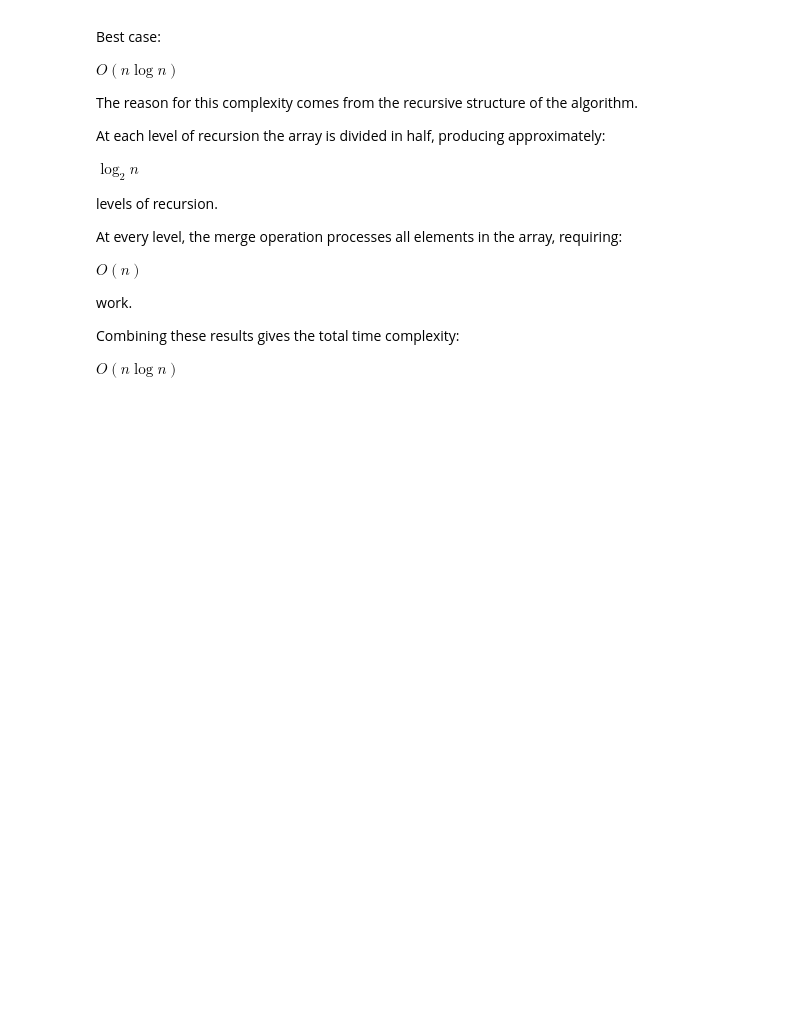
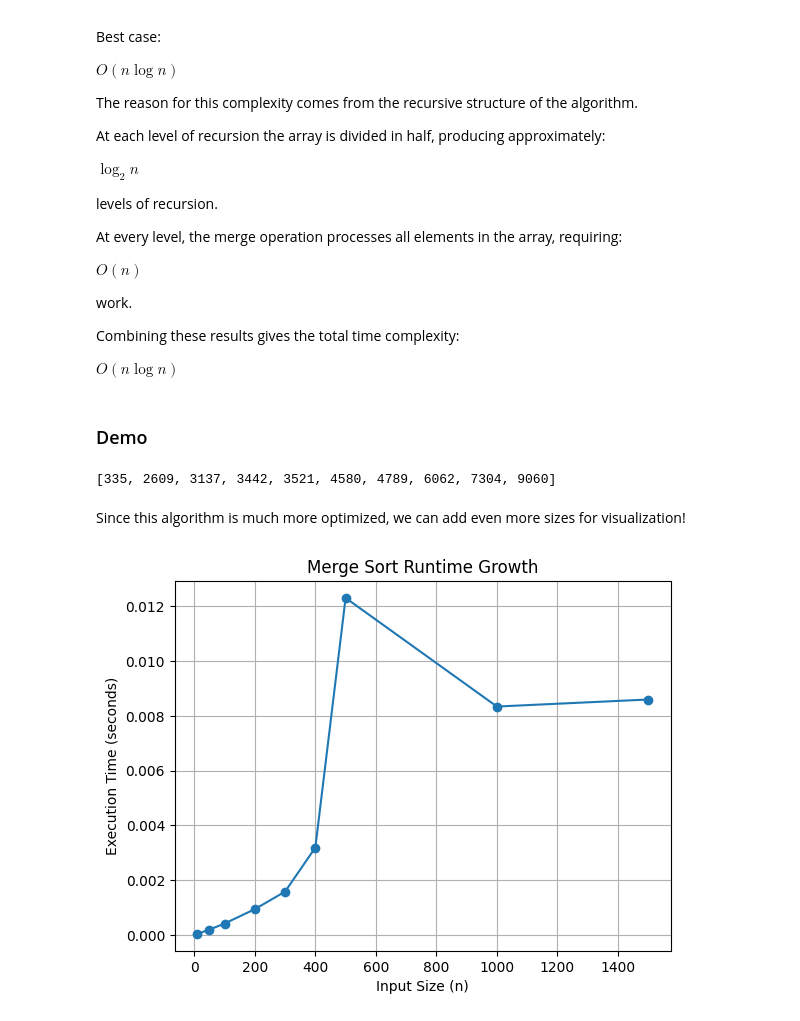
Before and after one commit to VenomRevenge/math-concepts-for-developers-exam-sorting-algorithms-analysis, a Jupyter notebook: sorting_algorithms_analysis.ipynb, the cells around one changed output. Cells and saved outputs as stored; diff of their text form; code cells hidden in the pictures; blank space fills up the shorter version.

Commit message:
finished up merge sort section

```diff
--- a/sorting_algorithms_analysis.ipynb
+++ b/sorting_algorithms_analysis.ipynb
@@ -439,3 +439,29 @@ Combining these results gives the total time complexity:
 $
 O(n \log n)
 $
+# %% [markdown]
+### Demo
+# %%
+# sanity check again
+sorted_list = merge_sort(unsorted_list)
+sorted_list
+# %% [output]
+[335, 2609, 3137, 3442, 3521, 4580, 4789, 6062, 7304, 9060]
+# %% [markdown]
+Since this algorithm is much more optimized, we can add even more sizes for visualization!
+# %%
+sizes = [10, 50, 100, 200, 300, 400, 500, 1000, 1500]
+times = []
+
+for n in sizes:
+    unsort_list = generate_random_list(n)
+
+    start = time.time()
+    merge_sort(unsort_list)
+    end = time.time()
+
+    times.append(end - start)
+
+visualize_exec_time(sizes, times, "Merge Sort")
+# %% [output]
+[figure, added]
```
Also changed, not shown: parts of 10 cells of this notebook.
